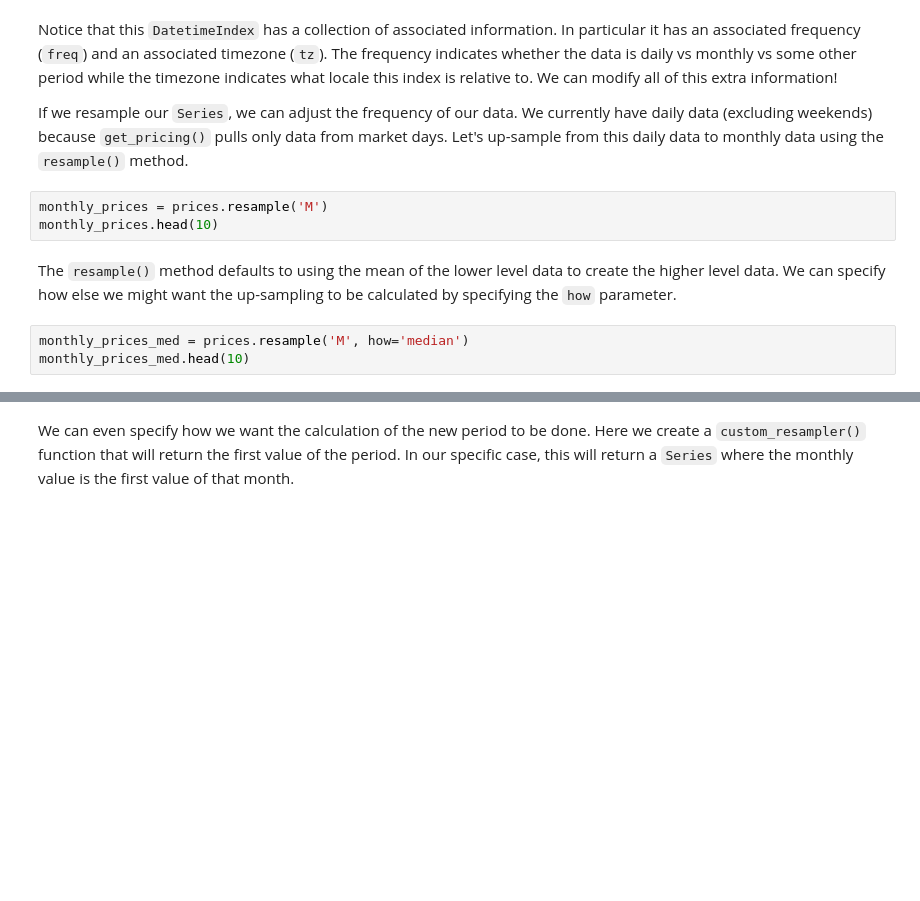
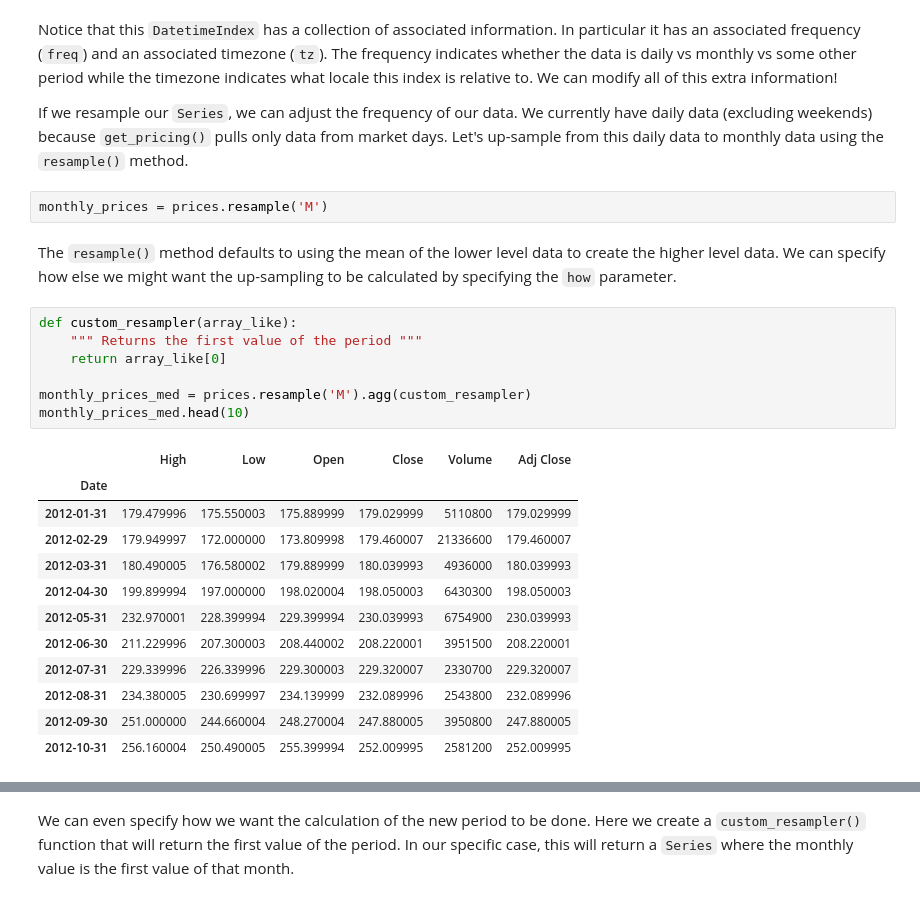
Before and after one commit to gapuentesr/MetNumUN2021I, a Jupyter notebook: Lab1/gapuentesrlecture4.ipynb, the cells around one changed output, grey strips where cells are left out. Saved outputs shown, nothing was run; the diff lists cells and outputs as text; blank space fills up the shorter version.

```diff
--- a/Lab1/gapuentesrlecture4.ipynb
+++ b/Lab1/gapuentesrlecture4.ipynb
@@ -340,9 +388,25 @@ Notice that this `DatetimeIndex` has a collection of associated information. In
 If we resample our `Series`, we can adjust the frequency of our data. We currently have daily data (excluding weekends) because `get_pricing()` pulls only data from market days. Let's up-sample from this daily data to monthly data using the `resample()` method.
 # %%
 monthly_prices = prices.resample('M')
-monthly_prices.head(10)
 # %% [markdown]
 The `resample()` method defaults to using the mean of the lower level data to create the higher level data. We can specify how else we might want the up-sampling to be calculated by specifying the `how` parameter.
-# %%
-monthly_prices_med = prices.resample('M', how='median')
-monthly_prices_med.head(10)
+# %%
+def custom_resampler(array_like):
+    """ Returns the first value of the period """
+    return array_like[0]
+
+monthly_prices_med = prices.resample('M').agg(custom_resampler)
+monthly_prices_med.head(10)
+# %% [output]
+|  | High | Low | Open | Close | Volume | Adj Close |
+| Date |  |  |  |  |  |  |
+| 2012-01-31 | 179.479996 | 175.550003 | 175.889999 | 179.029999 | 5110800 | 179.029999 |
+| 2012-02-29 | 179.949997 | 172.000000 | 173.809998 | 179.460007 | 21336600 | 179.460007 |
+| 2012-03-31 | 180.490005 | 176.580002 | 179.889999 | 180.039993 | 4936000 | 180.039993 |
+| 2012-04-30 | 199.899994 | 197.000000 | 198.020004 | 198.050003 | 6430300 | 198.050003 |
+| 2012-05-31 | 232.970001 | 228.399994 | 229.399994 | 230.039993 | 6754900 | 230.039993 |
+| 2012-06-30 | 211.229996 | 207.300003 | 208.440002 | 208.220001 | 3951500 | 208.220001 |
+| 2012-07-31 | 229.339996 | 226.339996 | 229.300003 | 229.320007 | 2330700 | 229.320007 |
+| 2012-08-31 | 234.380005 | 230.699997 | 234.139999 | 232.089996 | 2543800 | 232.089996 |
+| 2012-09-30 | 251.000000 | 244.660004 | 248.270004 | 247.880005 | 3950800 | 247.880005 |
+| 2012-10-31 | 256.160004 | 250.490005 | 255.399994 | 252.009995 | 2581200 | 252.009995 |
```
Also changed, not shown: parts of 18 cells of this notebook.
